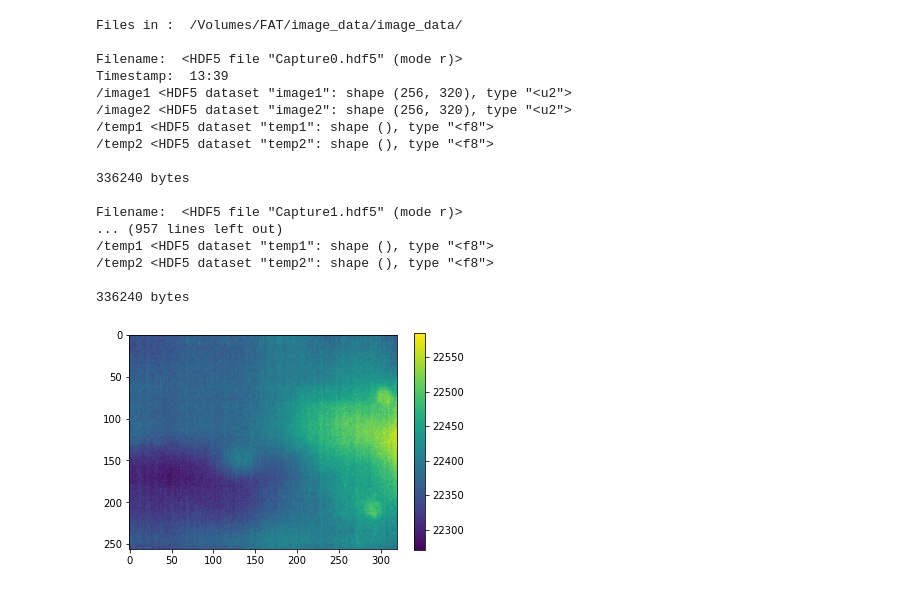
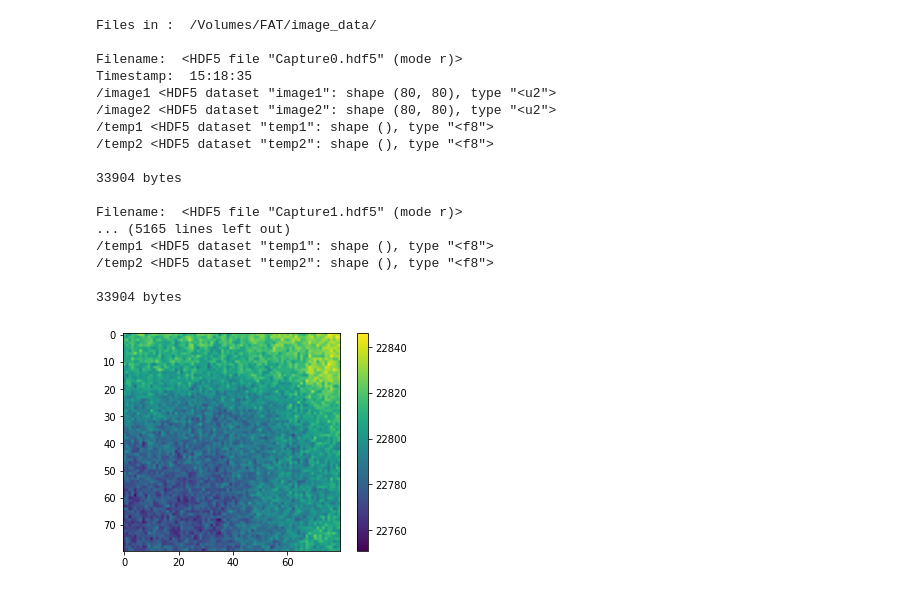
Before and after one commit to Polarization-Lab/IRCSP-Payload, a Jupyter notebook: Data Management/Check_Image_Data.ipynb, the cells around one changed output. Cells and saved outputs as stored; diff of their text form; code cells hidden in the pictures.

```diff
--- a/Data Management/Check_Image_Data.ipynb
+++ b/Data Management/Check_Image_Data.ipynb
@@ -27,7 +27,7 @@ def traverse_datasets(hdf5_file):
     return None
 # %%
 #Check Current Working Directory (cwd)
-path = '/Volumes/FAT/image_data/image_data/'
+path = '/Volumes/FAT/image_data/'
 files = os.listdir(path)
 print("Files in : ", path)
 print()
@@ -38,23 +38,23 @@ for filename in files:
         print()
         print(os.stat(os.path.join(path,filename)).st_size, "bytes \n") #344200 bytes = 0.3442 Megabyte
 # %% [output]
-Files in :  /Volumes/FAT/image_data/image_data/
+Files in :  /Volumes/FAT/image_data/
 
 Filename:  <HDF5 file "Capture0.hdf5" (mode r)>
-Timestamp:  13:39
-/image1 <HDF5 dataset "image1": shape (256, 320), type "<u2">
-/image2 <HDF5 dataset "image2": shape (256, 320), type "<u2">
+Timestamp:  15:18:35
+/image1 <HDF5 dataset "image1": shape (80, 80), type "<u2">
+/image2 <HDF5 dataset "image2": shape (80, 80), type "<u2">
 /temp1 <HDF5 dataset "temp1": shape (), type "<f8">
 /temp2 <HDF5 dataset "temp2": shape (), type "<f8">
 
-336240 bytes
+33904 bytes
 
 Filename:  <HDF5 file "Capture1.hdf5" (mode r)>
-... (957 lines left out)
+... (5165 lines left out)
 /temp1 <HDF5 dataset "temp1": shape (), type "<f8">
 /temp2 <HDF5 dataset "temp2": shape (), type "<f8">
 
-336240 bytes
+33904 bytes
 # %%
 def create_df(path, files):
     """
@@ -82,11 +86,11 @@ def create_df(path, files):
 # %%
 [times,ims1,ims2,t1s,t2s] = create_df(path,files)
 # %%
-plt.imshow(ims2[20])
+plt.imshow(ims1[20])
 plt.colorbar()
 plt.show()
 # %% [output]
-[figure, old version]
+[figure, new version]
 # %%
 plt.plot(t1s,'.')
 plt.plot(t2s,'.')
```
Also changed, not shown: parts of 4 cells of this notebook, 1 other file.
